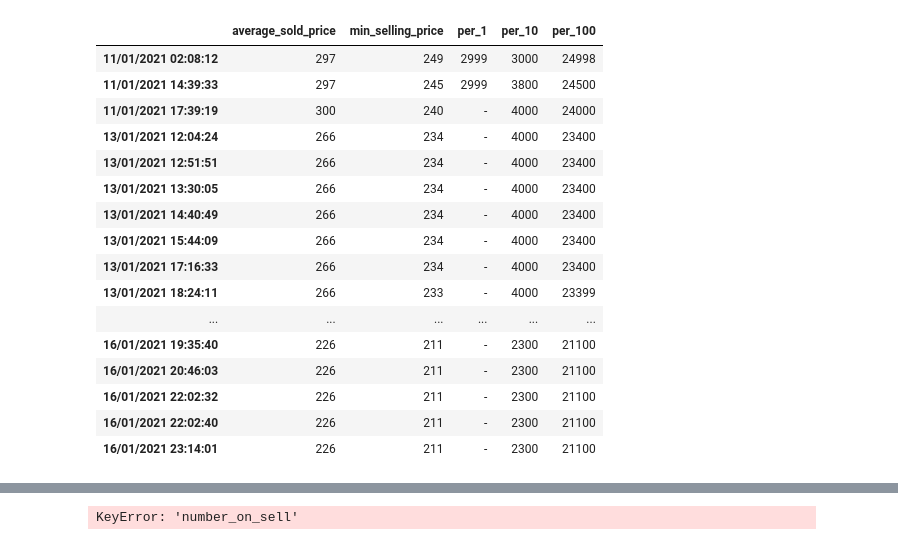
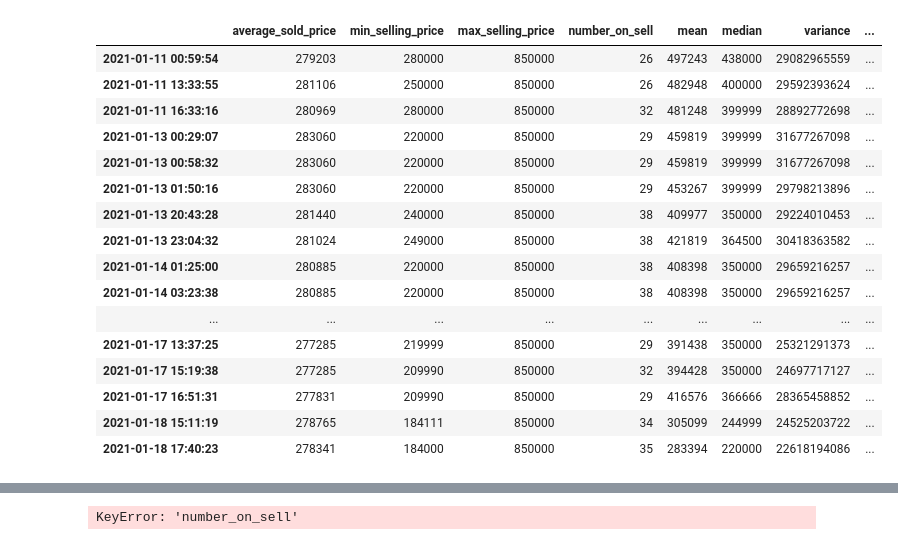
Before and after one commit to Matth26/dof_data, a Jupyter notebook: test.ipynb, the cells around one changed output, grey strips where cells are left out. Saved outputs shown, nothing was run; the diff lists cells and outputs as text; code cells hidden in the pictures.

```diff
--- a/test.ipynb
+++ b/test.ipynb
@@ -1,26 +1,27 @@
 # %%
 import pandas as pd
-name = "Orchidée_Freyesque"
+name = "Amublop_Griotte_Royale"
 df1 = pd.read_csv("./import_data/obj_csv/" + name + ".csv",index_col=0)
+df1.index = pd.to_datetime(df1.index, format="%d/%m/%Y %H:%M:%S")
 df1
 # %% [output]
-|  | average_sold_price | min_selling_price | per_1 | per_10 | per_100 |
-| 11/01/2021 02:08:12 | 297 | 249 | 2999 | 3000 | 24998 |
-| 11/01/2021 14:39:33 | 297 | 245 | 2999 | 3800 | 24500 |
-| 11/01/2021 17:39:19 | 300 | 240 | - | 4000 | 24000 |
-| 13/01/2021 12:04:24 | 266 | 234 | - | 4000 | 23400 |
-| 13/01/2021 12:51:51 | 266 | 234 | - | 4000 | 23400 |
-| 13/01/2021 13:30:05 | 266 | 234 | - | 4000 | 23400 |
-| 13/01/2021 14:40:49 | 266 | 234 | - | 4000 | 23400 |
-| 13/01/2021 15:44:09 | 266 | 234 | - | 4000 | 23400 |
-| 13/01/2021 17:16:33 | 266 | 234 | - | 4000 | 23400 |
-| 13/01/2021 18:24:11 | 266 | 233 | - | 4000 | 23399 |
-| ... | ... | ... | ... | ... | ... |
-| 16/01/2021 19:35:40 | 226 | 211 | - | 2300 | 21100 |
-| 16/01/2021 20:46:03 | 226 | 211 | - | 2300 | 21100 |
-| 16/01/2021 22:02:32 | 226 | 211 | - | 2300 | 21100 |
-| 16/01/2021 22:02:40 | 226 | 211 | - | 2300 | 21100 |
-| 16/01/2021 23:14:01 | 226 | 211 | - | 2300 | 21100 |
+|  | average_sold_price | min_selling_price | max_selling_price | number_on_sell | mean | median | variance | ... |
+| 2021-01-11 00:59:54 | 279203 | 280000 | 850000 | 26 | 497243 | 438000 | 29082965559 | ... |
+| 2021-01-11 13:33:55 | 281106 | 250000 | 850000 | 26 | 482948 | 400000 | 29592393624 | ... |
+| 2021-01-11 16:33:16 | 280969 | 280000 | 850000 | 32 | 481248 | 399999 | 28892772698 | ... |
+| 2021-01-13 00:29:07 | 283060 | 220000 | 850000 | 29 | 459819 | 399999 | 31677267098 | ... |
+| 2021-01-13 00:58:32 | 283060 | 220000 | 850000 | 29 | 459819 | 399999 | 31677267098 | ... |
+| 2021-01-13 01:50:16 | 283060 | 220000 | 850000 | 29 | 453267 | 399999 | 29798213896 | ... |
+| 2021-01-13 20:43:28 | 281440 | 240000 | 850000 | 38 | 409977 | 350000 | 29224010453 | ... |
+| 2021-01-13 23:04:32 | 281024 | 249000 | 850000 | 38 | 421819 | 364500 | 30418363582 | ... |
+| 2021-01-14 01:25:00 | 280885 | 220000 | 850000 | 38 | 408398 | 350000 | 29659216257 | ... |
+| 2021-01-14 03:23:38 | 280885 | 220000 | 850000 | 38 | 408398 | 350000 | 29659216257 | ... |
+| ... | ... | ... | ... | ... | ... | ... | ... | ... |
+| 2021-01-17 13:37:25 | 277285 | 219999 | 850000 | 29 | 391438 | 350000 | 25321291373 | ... |
+| 2021-01-17 15:19:38 | 277285 | 209990 | 850000 | 32 | 394428 | 350000 | 24697717127 | ... |
+| 2021-01-17 16:51:31 | 277831 | 209990 | 850000 | 29 | 416576 | 366666 | 28365458852 | ... |
+| 2021-01-18 15:11:19 | 278765 | 184111 | 850000 | 34 | 305099 | 244999 | 24525203722 | ... |
+| 2021-01-18 17:40:23 | 278341 | 184000 | 850000 | 35 | 283394 | 220000 | 22618194086 | ... |
 # %%
 import matplotlib.pyplot as plt
 df1.plot(y=['average_sold_price', 'min_selling_price'], use_index=True, title=name)
```
Also changed, not shown: parts of 2 cells of this notebook.
